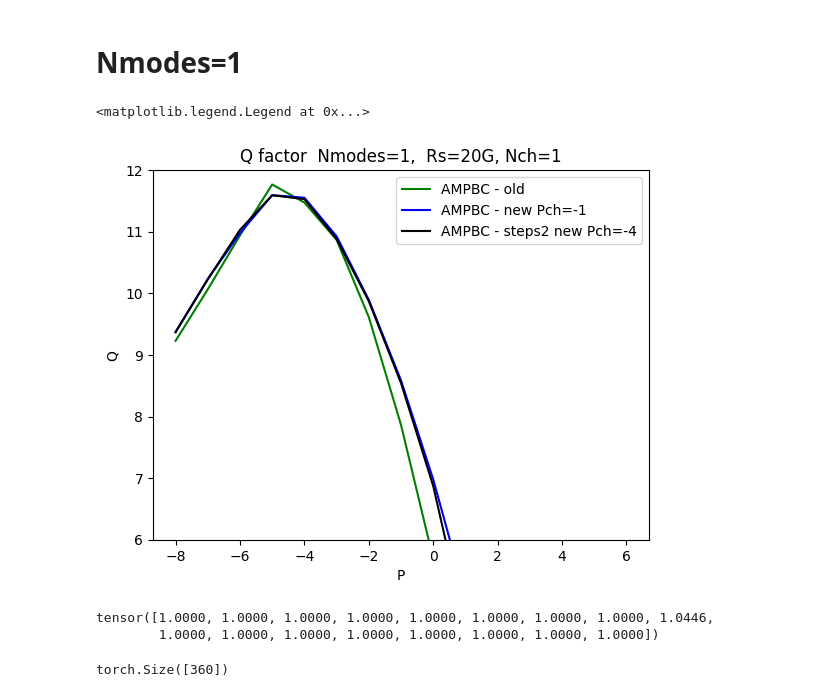
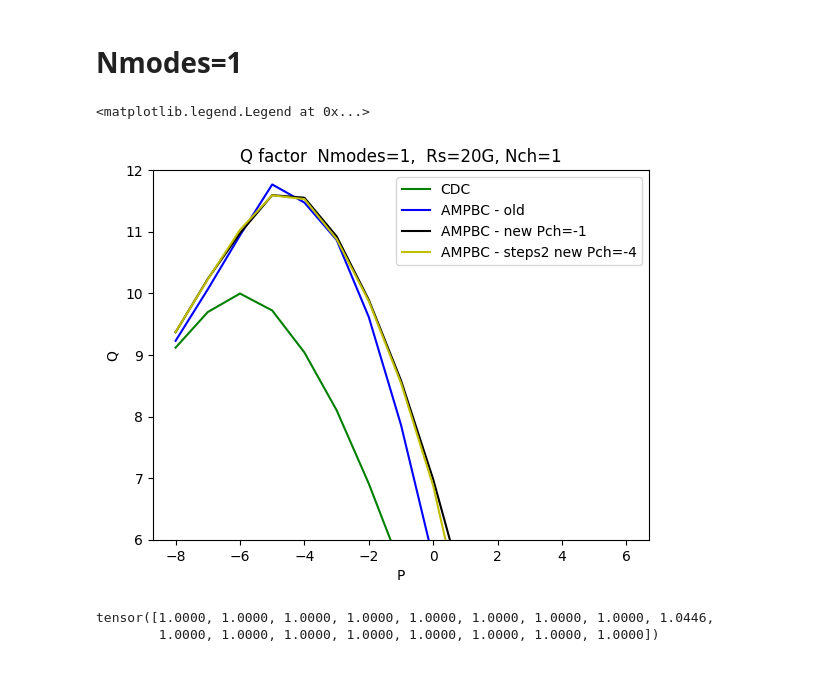
Before and after one commit to xinyuxiao113/TorchFiber, a Jupyter notebook: 1226_draft.ipynb, the cells around one changed output. Cells and saved outputs as stored; diff of their text form; code cells hidden in the pictures.

```diff
--- a/1226_draft.ipynb
+++ b/1226_draft.ipynb
@@ -579,20 +579,20 @@ ckpt5 = torch.load('_models/Nmodes1/Rs20_Nch1/MultiStepPBC/L400_steps2_AmSymFoPB
 #     print(f'epoch {i}: ', np.max(np.mean(ckpt2['metric']['Qsq'], axis=-1)))
 # %%
 ckpt2 = torch.load('_models/Rs20_Nch1/AmSymFoPBC/L600_lossMean_Pch-4.ckpt120', map_location='cpu')
-# plt.plot(P, np.mean(cdc, axis=-1), label='CDC')
+plt.plot(P, np.mean(cdc, axis=-1), label='CDC')
 # plt.plot(P, np.mean(ckpt1['metric']['Qsq'], axis=-1), label='PBC - old')
 plt.plot(P, np.mean(ckpt2['metric']['Qsq'], axis=-1), label='AMPBC - old')
 # plt.plot(P, np.mean(ckpt3['metric']['Qsq'], axis=-1), label='PBC - new Pch=-2')
 plt.plot(P, np.mean(ckpt4['metric']['Qsq'], axis=-1), label='AMPBC - new Pch=-1')
 plt.plot(P, np.mean(ckpt5['metric']['Qsq'], axis=-1), label='AMPBC - steps2 new Pch=-4')
 plt.title('Q factor  Nmodes=1,  Rs=20G, Nch=1')
 plt.xlabel('P')
 plt.ylabel('Q')
 plt.ylim(6, 12)
 plt.legend()
 # %% [output]
 <matplotlib.legend.Legend at 0x...>
-[figure, old version]
+[figure, new version]
 # %%
 ckpt = torch.load('_models/Nmodes1/Rs20_Nch1/Test_powerweight/L400_WMSE_Pch-5_-2.ckpt120', map_location='cpu')
 # %%
@@ -602,7 +602,3 @@ tensor([1.0000, 1.0000, 1.0000, 1.0000, 1.0000, 1.0000, 1.0000, 1.0000, 1.0446,
         1.0000, 1.0000, 1.0000, 1.0000, 1.0000, 1.0000, 1.0000, 1.0000])
 # %%
 a = pickle.load(open('data/test_data_afterCDCDSP.pkl', 'rb'))
-# %%
-a[2][:,0].shape
-# %% [output]
-torch.Size([360])
```
Also changed, not shown: parts of 4 cells of this notebook, 4 other files.
